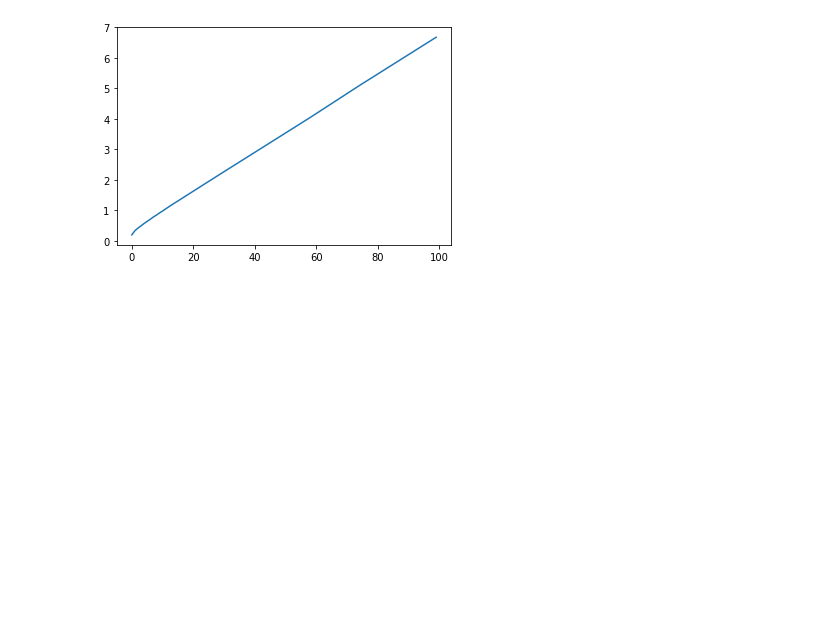
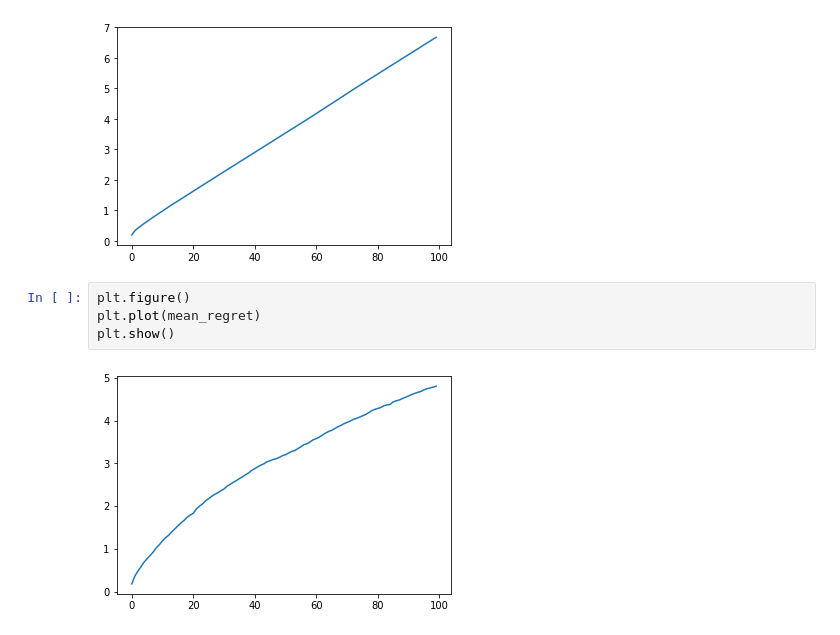
Before and after one commit to Utkarshp1/CS-414-Reinforcement-Learning, a Jupyter notebook: Multi-Armed Bandits/src/Untitled.ipynb, the cells around one changed output. Saved outputs shown, nothing was run; the diff lists cells and outputs as text; blank space fills up the shorter version.

```diff
--- a/Multi-Armed Bandits/src/Untitled.ipynb
+++ b/Multi-Armed Bandits/src/Untitled.ipynb
@@ -72,3 +72,9 @@ plt.plot(mean_regret)
 plt.show()
 # %% [output]
 [figure]
+# %%
+plt.figure()
+plt.plot(mean_regret)
+plt.show()
+# %% [output]
+[figure, added]
```
Also changed, not shown: parts of 5 cells of this notebook, 8 other files.
